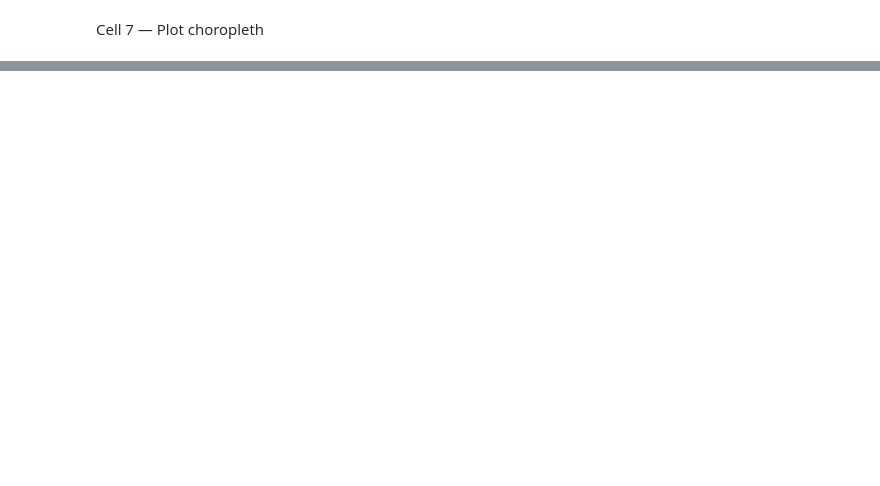
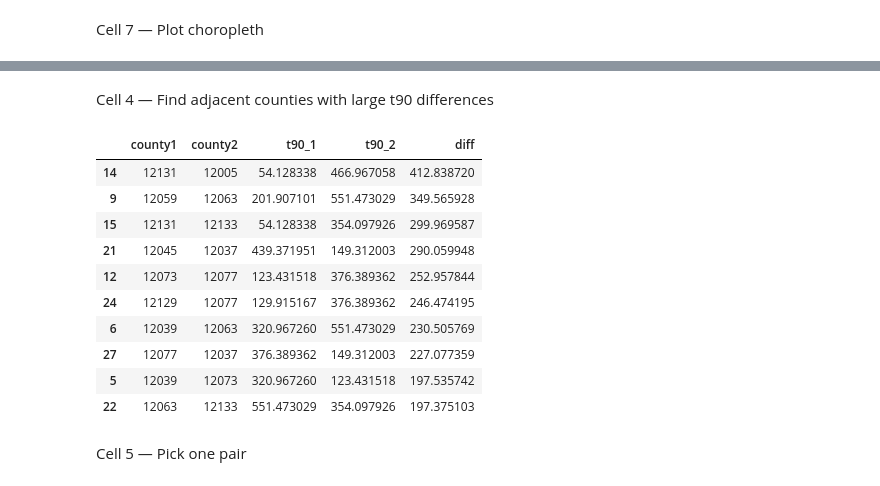
Before and after one commit to lukemccarvill/outage-recovery-forecasting, a Jupyter notebook: python_scripts/spatial_analysis.ipynb, the cells around one changed output, grey strips where cells are left out. Cells and saved outputs as stored; diff of their text form; code cells hidden in the pictures; blank space fills up the shorter version.

```diff
--- a/python_scripts/spatial_analysis.ipynb
+++ b/python_scripts/spatial_analysis.ipynb
@@ -74,0 +209,10 @@ plt.show()
+# %%
+# Load US counties
+url = "https://raw.githubusercontent.com/plotly/datasets/master/geojson-counties-fips.json"
+counties = gpd.read_file(url)
+counties = counties.rename(columns={"id": "CountyFIPS"})
+
+# Florida only
+counties = counties[counties["CountyFIPS"].str.startswith("12")].copy()
+
+print(len(counties))
@@ -74,0 +223,9 @@ plt.show()
+# %%
+storm_id = "2018280N18273"  # Michael
+
+storm_df = event_df[event_df["storm"] == storm_id].copy()
+
+geo_df = counties.merge(storm_df, on="CountyFIPS", how="inner")
+
+print(geo_df.shape)
+print(geo_df[["CountyFIPS", "t90"]].head())
@@ -74,0 +240,38 @@ plt.show()
+# %% [markdown]
+Cell 4 — Find adjacent counties with large t90 differences
+# %%
+pairs = []
+
+for i, row_i in geo_df.iterrows():
+    for j, row_j in geo_df.iterrows():
+        if i >= j:
+            continue
+
+        if row_i.geometry.touches(row_j.geometry):
+            diff = abs(row_i["t90"] - row_j["t90"])
+
+            pairs.append({
+                "county1": row_i["CountyFIPS"],
+                "county2": row_j["CountyFIPS"],
+                "t90_1": row_i["t90"],
+                "t90_2": row_j["t90"],
+                "diff": diff
+            })
+
+pairs_df = pd.DataFrame(pairs).sort_values("diff", ascending=False)
+
+pairs_df.head(10)
+# %% [output]
+|  | county1 | county2 | t90_1 | t90_2 | diff |
+| 14 | 12131 | 12005 | 54.128338 | 466.967058 | 412.838720 |
+| 9 | 12059 | 12063 | 201.907101 | 551.473029 | 349.565928 |
+| 15 | 12131 | 12133 | 54.128338 | 354.097926 | 299.969587 |
+| 21 | 12045 | 12037 | 439.371951 | 149.312003 | 290.059948 |
+| 12 | 12073 | 12077 | 123.431518 | 376.389362 | 252.957844 |
+| 24 | 12129 | 12077 | 129.915167 | 376.389362 | 246.474195 |
+| 6 | 12039 | 12063 | 320.967260 | 551.473029 | 230.505769 |
+| 27 | 12077 | 12037 | 376.389362 | 149.312003 | 227.077359 |
+| 5 | 12039 | 12073 | 320.967260 | 123.431518 | 197.535742 |
+| 22 | 12063 | 12133 | 551.473029 | 354.097926 | 197.375103 |
+# %% [markdown]
+Cell 5 — Pick one pair
```
Also changed, not shown: parts of 24 cells of this notebook, 8 other files.
